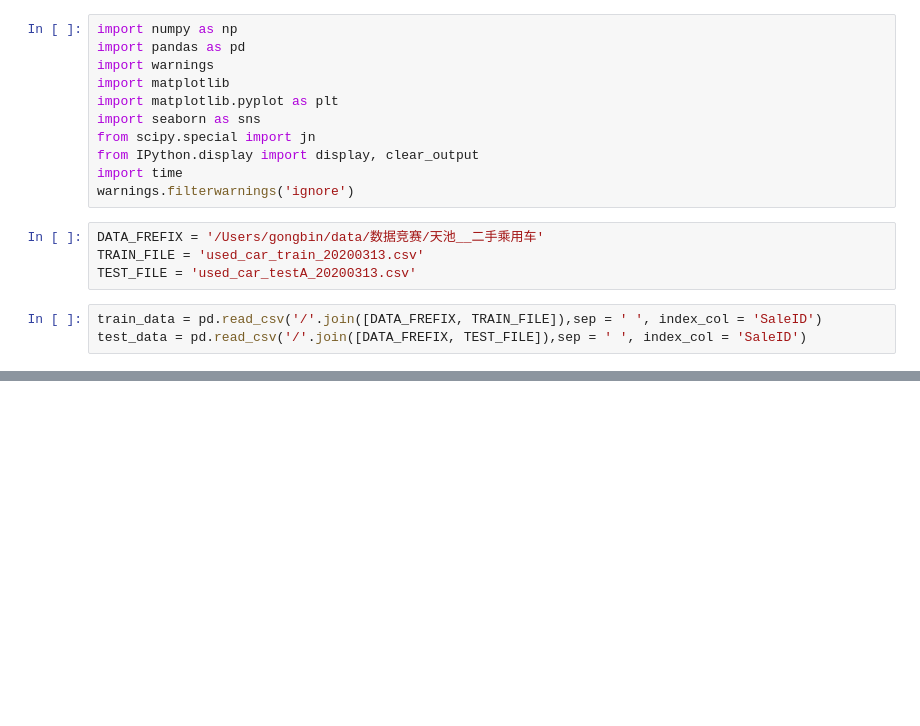
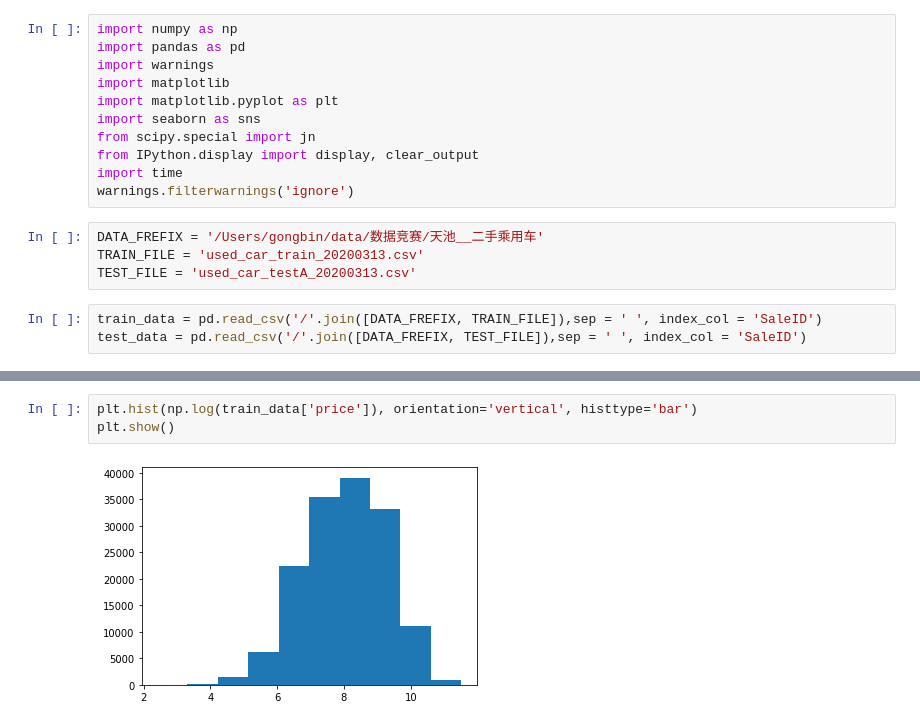
Before and after one commit to gong-bin/DataWahle-SecondHandCar, a Jupyter notebook: 01-EDA.ipynb, the cells around one changed output, grey strips where cells are left out. Drawn from its saved outputs; the diff is of its cells as text; blank space fills up the shorter version.

```diff
--- a/01-EDA.ipynb
+++ b/01-EDA.ipynb
@@ -40,0 +112,5 @@ memory usage: 40.5+ MB
+# %%
+plt.hist(np.log(train_data['price']), orientation='vertical', histtype='bar')
+plt.show()
+# %% [output]
+[figure, added]
```
Also changed, not shown: parts of 10 cells of this notebook.
